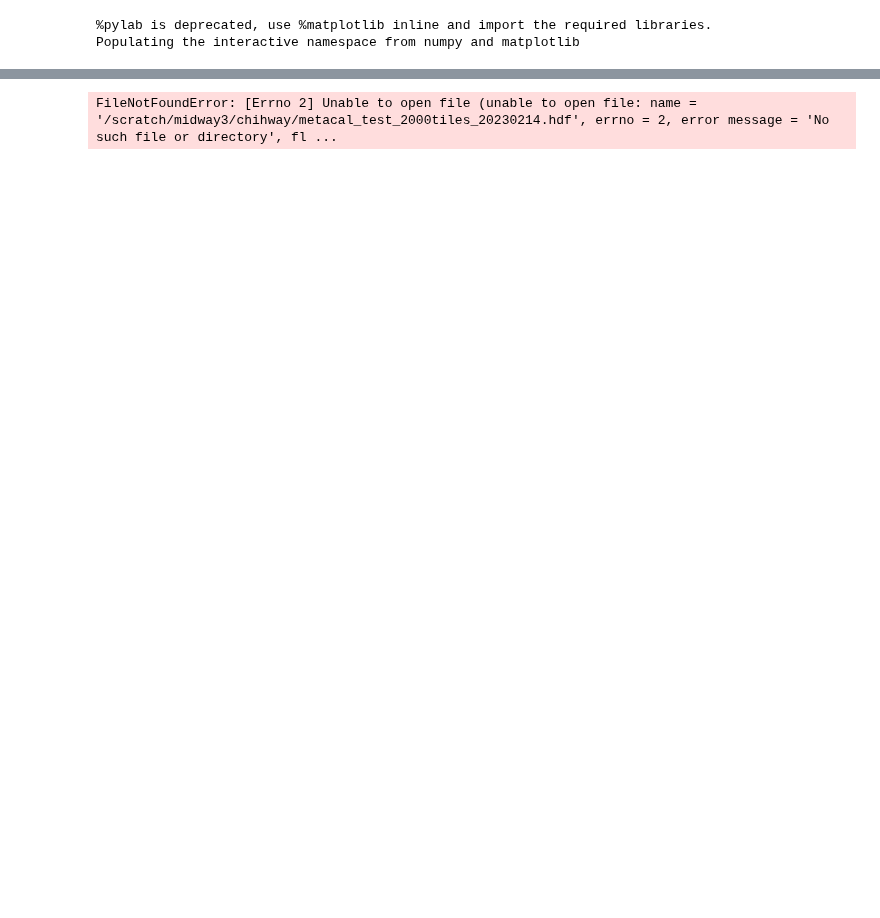
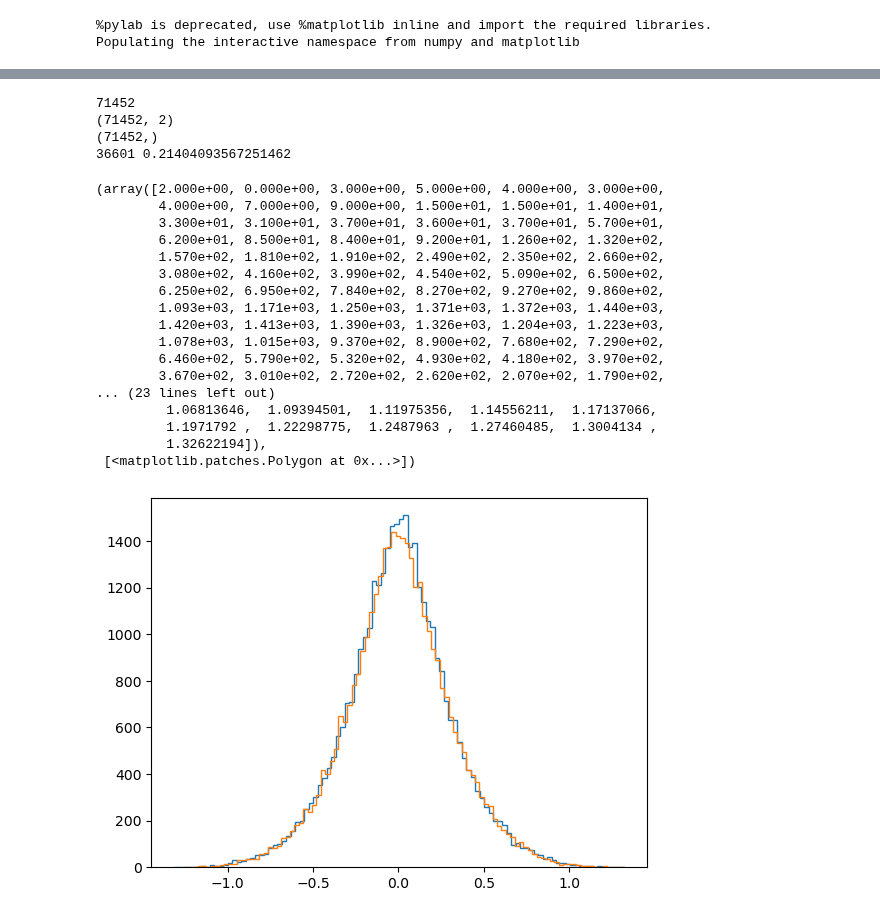
Before and after one commit to delve-survey/shearcat, a Jupyter notebook: notebooks/CombineGoldMetacal_v2.ipynb, the cells around one changed output, grey strips where cells are left out. Drawn from its saved outputs; the diff is of its cells as text; code cells hidden in the pictures; blank space fills up the shorter version.

```diff
--- a/notebooks/CombineGoldMetacal_v2.ipynb
+++ b/notebooks/CombineGoldMetacal_v2.ipynb
@@ -166,15 +230,42 @@ mcal_T_err_2p [0.13294668 0.01597537 0.14454543 ... 0.01555418 0.05793563 0.0363
 # %%
-with h5py.File('/scratch/midway3/chihway/metacal_test_2000tiles_20230214.hdf', 'r') as f:
+with h5py.File('/scratch/midway3/chihway/metacal_test_20230320.hdf', 'r') as f:
     print(len(f['ra'][:]))
     ra = f['ra'][:]
     dec = f['dec'][:]
     s2n = f['mcal_s2n_noshear'][:]
     T = f['mcal_T_ratio_noshear'][:]
-#     print(len(ra[mask]), len(ra[mask])*1.0/(0.5*60*60*2000))
+    g = f['mcal_g_noshear'][:]
+    print(g.shape)
+    print(T.shape)
+    mask = (T>0.5)*(s2n>10)
+    print(len(ra[mask]), len(ra[mask])*1.0/(0.5*60*60*95))
 # %% [output]
-FileNotFoundError: [Errno 2] Unable to open file (unable to open file: name = '/scratch/midway3/chihway/metacal_test_2000tiles_20230214.hdf', errno = 2, error message = 'No such file or directory', fl ...
+71452
+(71452, 2)
+(71452,)
+36601 0.21404093567251462
 # %%
-mask = (T>0.5)
+mplot.hist(g[:,0][mask]/0.62, bins=100, histtype='step')
+mplot.hist(g[:,1][mask]/0.62, bins=100, histtype='step')
+# %% [output]
+(array([2.000e+00, 0.000e+00, 3.000e+00, 5.000e+00, 4.000e+00, 3.000e+00,
+        4.000e+00, 7.000e+00, 9.000e+00, 1.500e+01, 1.500e+01, 1.400e+01,
+        3.300e+01, 3.100e+01, 3.700e+01, 3.600e+01, 3.700e+01, 5.700e+01,
+        6.200e+01, 8.500e+01, 8.400e+01, 9.200e+01, 1.260e+02, 1.320e+02,
+        1.570e+02, 1.810e+02, 1.910e+02, 2.490e+02, 2.350e+02, 2.660e+02,
+        3.080e+02, 4.160e+02, 3.990e+02, 4.540e+02, 5.090e+02, 6.500e+02,
+        6.250e+02, 6.950e+02, 7.840e+02, 8.270e+02, 9.270e+02, 9.860e+02,
+        1.093e+03, 1.171e+03, 1.250e+03, 1.371e+03, 1.372e+03, 1.440e+03,
+        1.420e+03, 1.413e+03, 1.390e+03, 1.326e+03, 1.204e+03, 1.223e+03,
+        1.078e+03, 1.015e+03, 9.370e+02, 8.900e+02, 7.680e+02, 7.290e+02,
+        6.460e+02, 5.790e+02, 5.320e+02, 4.930e+02, 4.180e+02, 3.970e+02,
+        3.670e+02, 3.010e+02, 2.720e+02, 2.620e+02, 2.070e+02, 1.790e+02,
+... (23 lines left out)
+         1.06813646,  1.09394501,  1.11975356,  1.14556211,  1.17137066,
+         1.1971792 ,  1.22298775,  1.2487963 ,  1.27460485,  1.3004134 ,
+         1.32622194]),
+ [<matplotlib.patches.Polygon at 0x...>])
+[figure, added]
 # %%
 len(mask)
 # %% [output]
```
Also changed, not shown: parts of 9 cells of this notebook.
